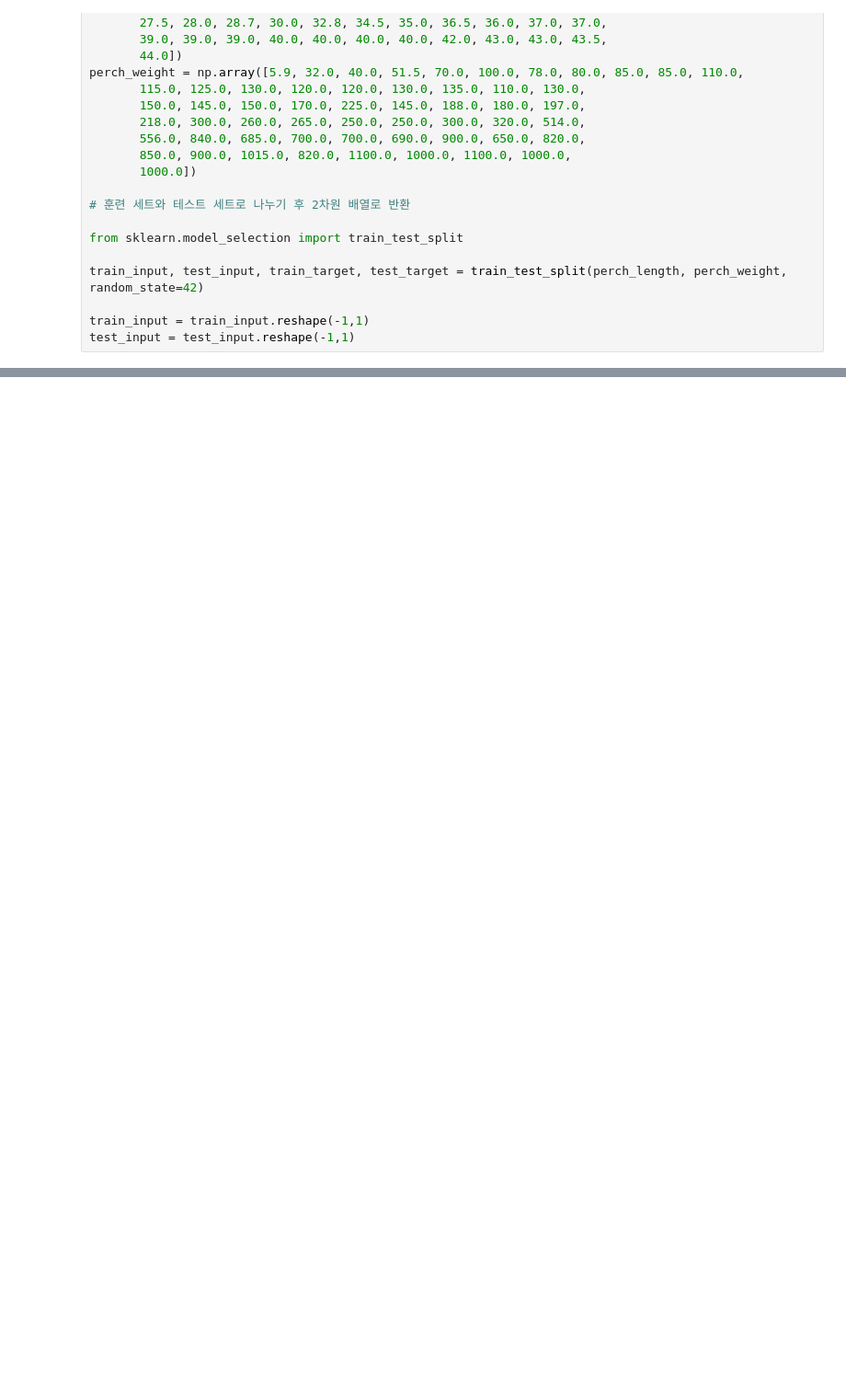
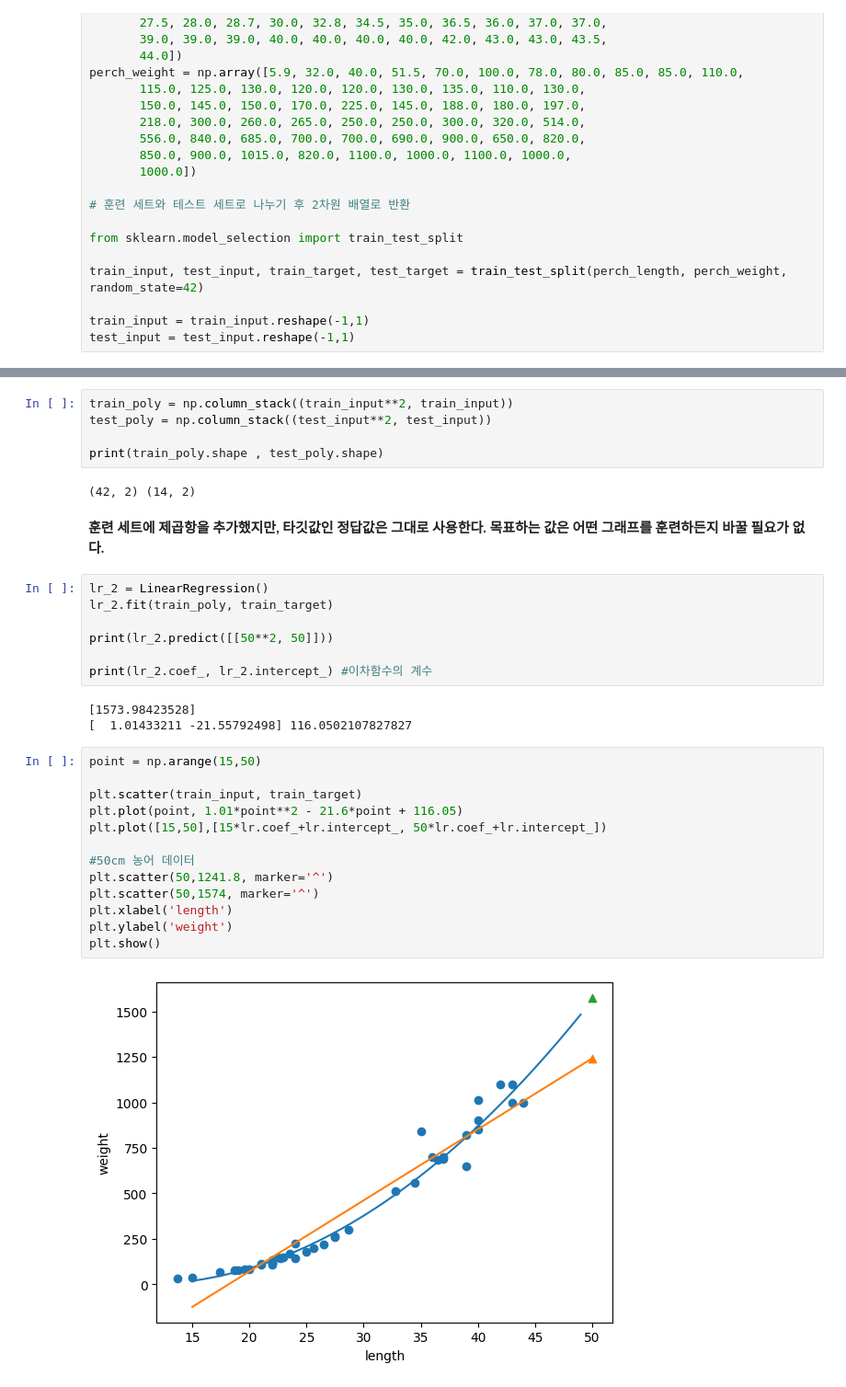
Before and after one commit to yooburi/alone_DL_study, a Jupyter notebook: alone_study_deaplearning.ipynb, the cells around one changed output, grey strips where cells are left out. Shown at 92% size. Saved outputs shown, nothing was run; the diff lists cells and outputs as text; blank space fills up the shorter version.

```diff
--- a/alone_study_deaplearning.ipynb
+++ b/alone_study_deaplearning.ipynb
@@ -691,0 +743,34 @@ print(knr.predict([[50]]))
+# %%
+train_poly = np.column_stack((train_input**2, train_input))
+test_poly = np.column_stack((test_input**2, test_input))
+
+print(train_poly.shape , test_poly.shape)
+# %% [output]
+(42, 2) (14, 2)
+# %% [markdown]
+**훈련 세트에 제곱항을 추가했지만, 타깃값인 정답값은 그대로 사용한다. 목표하는 값은 어떤 그래프를 훈련하든지 바꿀 필요가 없다.**
+# %%
+lr_2 = LinearRegression()
+lr_2.fit(train_poly, train_target)
+
+print(lr_2.predict([[50**2, 50]]))
+
+print(lr_2.coef_, lr_2.intercept_) #이차함수의 계수
+# %% [output]
+[1573.98423528]
+[  1.01433211 -21.55792498] 116.0502107827827
+# %%
+point = np.arange(15,50)
+
+plt.scatter(train_input, train_target)
+plt.plot(point, 1.01*point**2 - 21.6*point + 116.05)
+plt.plot([15,50],[15*lr.coef_+lr.intercept_, 50*lr.coef_+lr.intercept_])
+
+#50cm 농어 데이터
+plt.scatter(50,1241.8, marker='^')
+plt.scatter(50,1574, marker='^')
+plt.xlabel('length')
+plt.ylabel('weight')
+plt.show()
+# %% [output]
+[figure, added]
```
Also changed, not shown: parts of 23 cells of this notebook.
